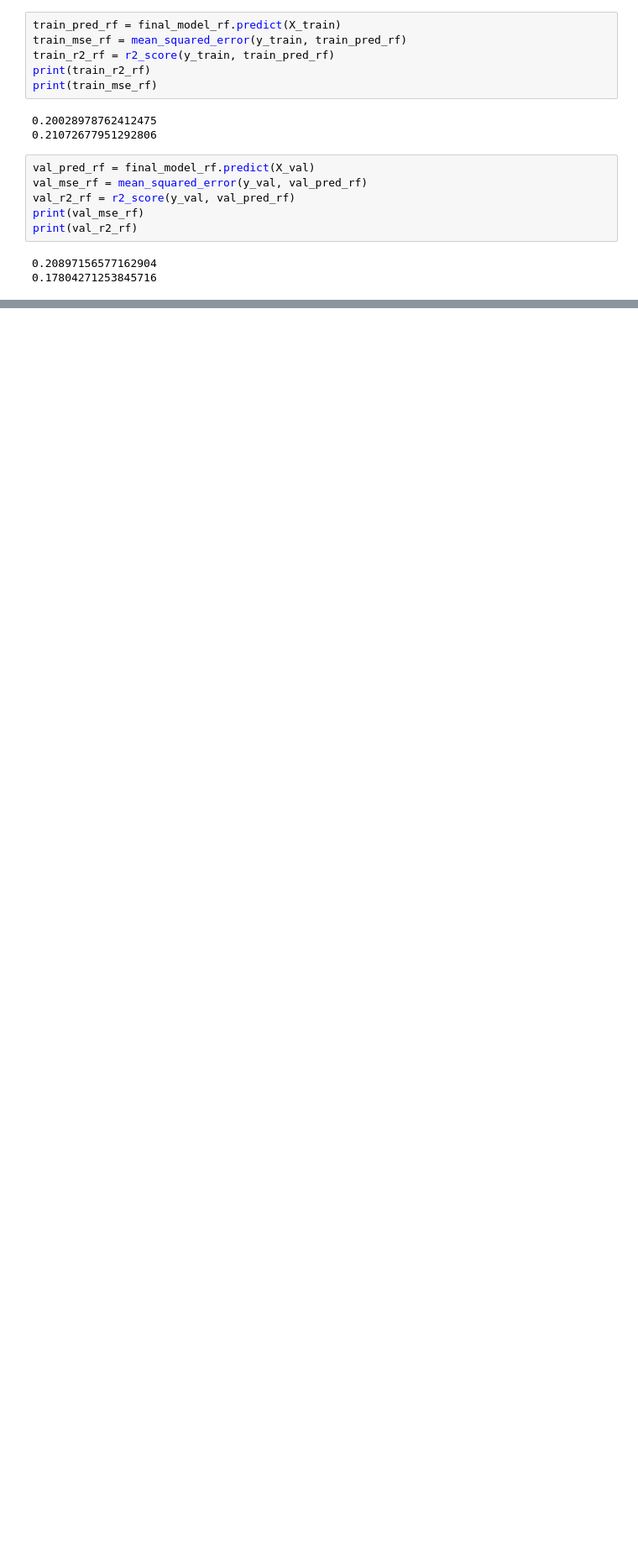
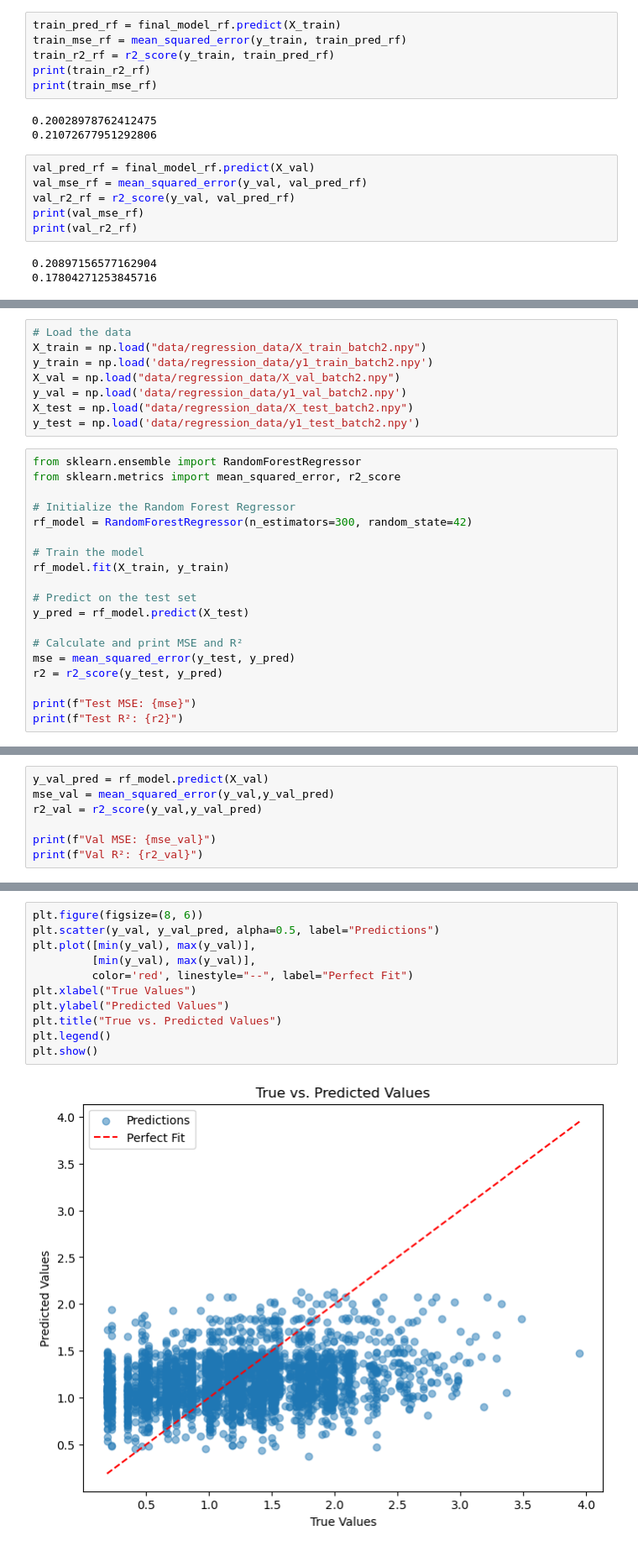
Before and after one commit to riccardoAli31/Gene-expression-changes-from-CNV, a Jupyter notebook: linear_regression_2.ipynb, the cells around one changed output, grey strips where cells are left out. Shown at 84% size. Saved outputs shown, nothing was run; the diff lists cells and outputs as text; blank space fills up the shorter version.

```diff
--- a/linear_regression_2.ipynb
+++ b/linear_regression_2.ipynb
@@ -196,0 +212,27 @@ print(val_r2_rf)
+# %%
+# Load the data
+X_train = np.load("data/regression_data/X_train_batch2.npy")
+y_train = np.load('data/regression_data/y1_train_batch2.npy')
+X_val = np.load("data/regression_data/X_val_batch2.npy")
+y_val = np.load('data/regression_data/y1_val_batch2.npy')
+X_test = np.load("data/regression_data/X_test_batch2.npy")
+y_test = np.load('data/regression_data/y1_test_batch2.npy')
+# %%
+from sklearn.ensemble import RandomForestRegressor
+from sklearn.metrics import mean_squared_error, r2_score
+
+# Initialize the Random Forest Regressor
+rf_model = RandomForestRegressor(n_estimators=300, random_state=42)
+
+# Train the model
+rf_model.fit(X_train, y_train)
+
+# Predict on the test set
+y_pred = rf_model.predict(X_test)
+
+# Calculate and print MSE and R²
+mse = mean_squared_error(y_test, y_pred)
+r2 = r2_score(y_test, y_pred)
+
+print(f"Test MSE: {mse}")
+print(f"Test R²: {r2}")
@@ -196,0 +242,7 @@ print(val_r2_rf)
+# %%
+y_val_pred = rf_model.predict(X_val)
+mse_val = mean_squared_error(y_val,y_val_pred)
+r2_val = r2_score(y_val,y_val_pred)
+
+print(f"Val MSE: {mse_val}")
+print(f"Val R²: {r2_val}")
@@ -196,0 +262,13 @@ print(val_r2_rf)
+# %%
+plt.figure(figsize=(8, 6))
+plt.scatter(y_val, y_val_pred, alpha=0.5, label="Predictions")
+plt.plot([min(y_val), max(y_val)],
+         [min(y_val), max(y_val)],
+         color='red', linestyle="--", label="Perfect Fit")
+plt.xlabel("True Values")
+plt.ylabel("Predicted Values")
+plt.title("True vs. Predicted Values")
+plt.legend()
+plt.show()
+# %% [output]
+[figure, added]
```
Also changed, not shown: parts of 43 cells of this notebook.
